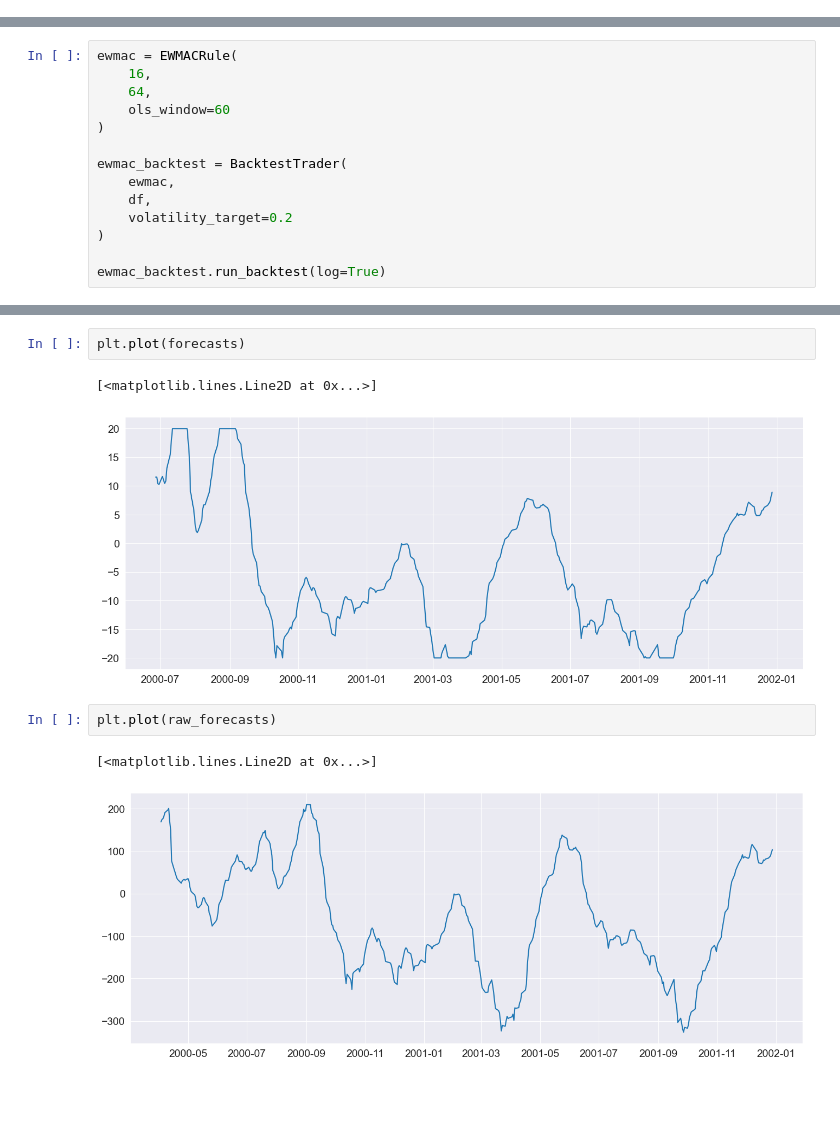
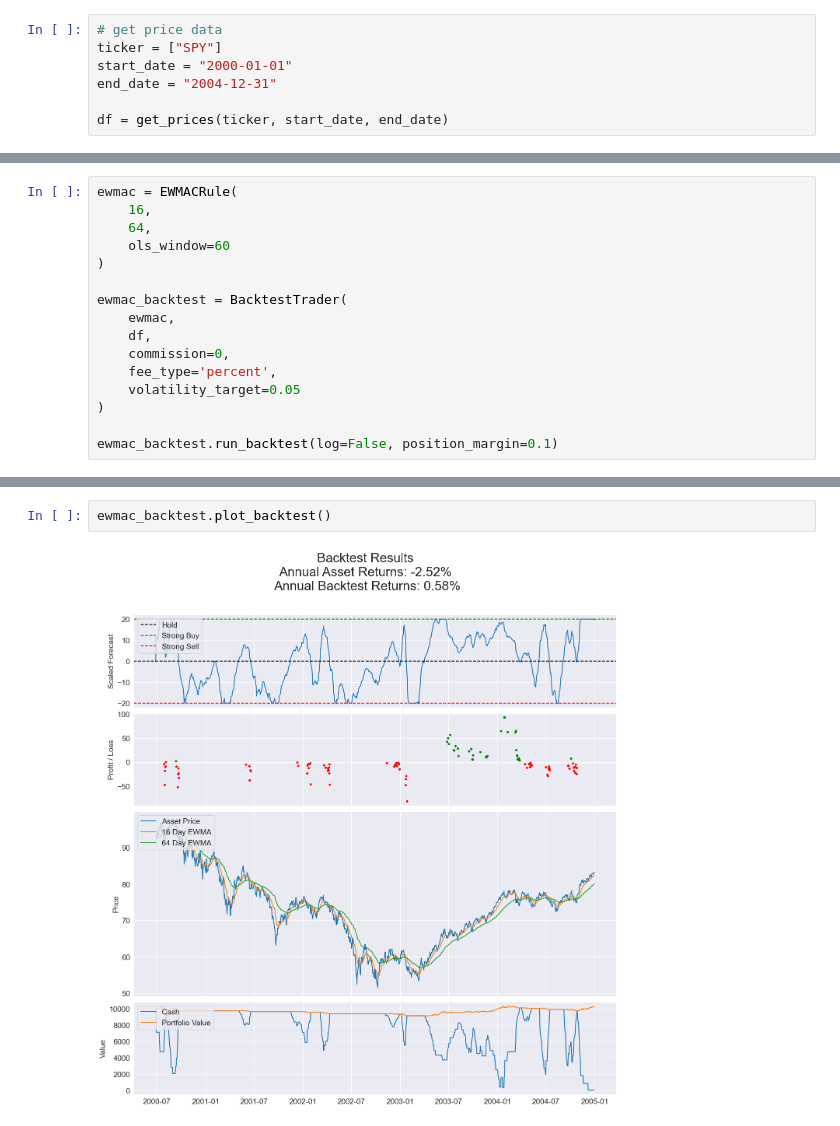
Before and after one commit to yangsu01/funance_trader, a Jupyter notebook: src/backtesting/calibration.ipynb, the cells around one changed output, grey strips where cells are left out. Drawn from its saved outputs; the diff is of its cells as text; blank space fills up the shorter version.

Commit message:
refactor: update to fit backtest class

```diff
--- a/src/backtesting/calibration.ipynb
+++ b/src/backtesting/calibration.ipynb
@@ -83,0 +30,7 @@ plt.show()
+# %%
+# get price data
+ticker = ["SPY"]
+start_date = "2000-01-01"
+end_date = "2004-12-31"
+
+df = get_prices(ticker, start_date, end_date)
@@ -91,7 +46,9 @@ ewmac = EWMACRule(
 ewmac_backtest = BacktestTrader(
     ewmac,
     df,
-    volatility_target=0.2
+    commission=0,
+    fee_type='percent',
+    volatility_target=0.05
 )
 
-ewmac_backtest.run_backtest(log=True)
+ewmac_backtest.run_backtest(log=False, position_margin=0.1)
@@ -132,10 +55,4 @@ plt.plot(np.sqrt(vol_history))
-# %%
-plt.plot(forecasts)
-# %% [output]
-[<matplotlib.lines.Line2D at 0x...>]
-[figure, removed]
-# %%
-plt.plot(raw_forecasts)
-# %% [output]
-[<matplotlib.lines.Line2D at 0x...>]
-[figure, removed]
+# %%
+ewmac_backtest.plot_backtest()
+# %% [output]
+[figure, added]
```
Also changed, not shown: parts of 15 cells of this notebook.
